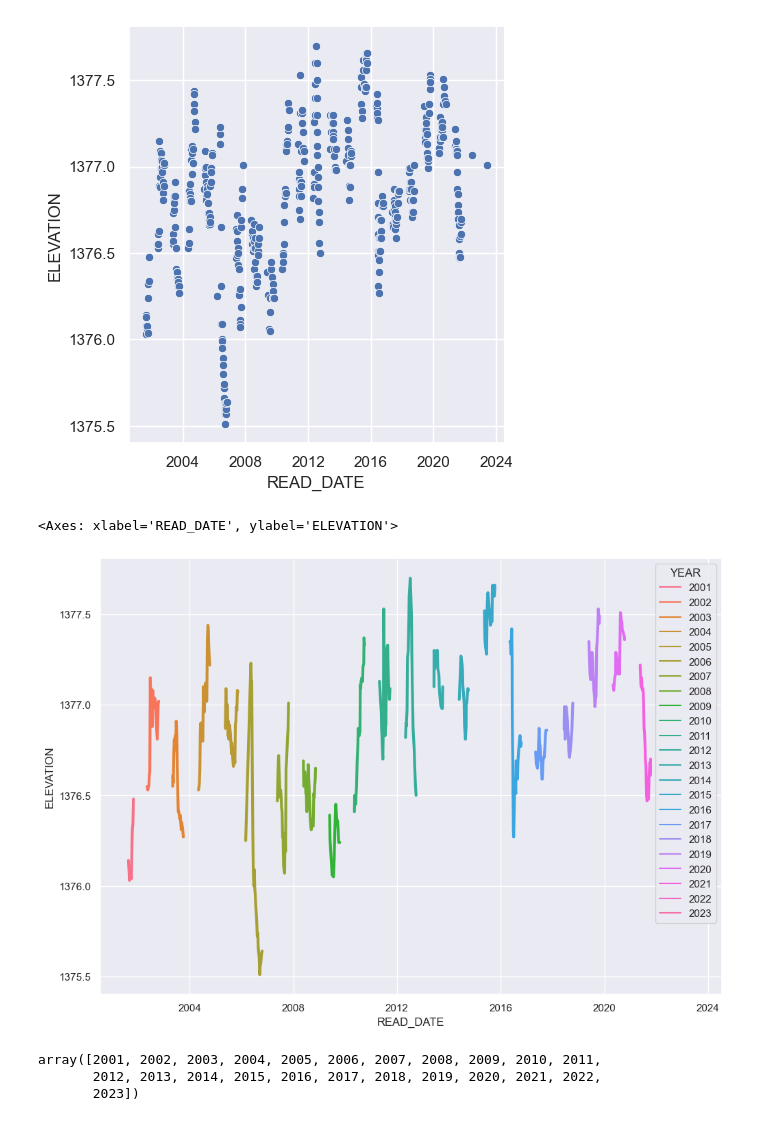
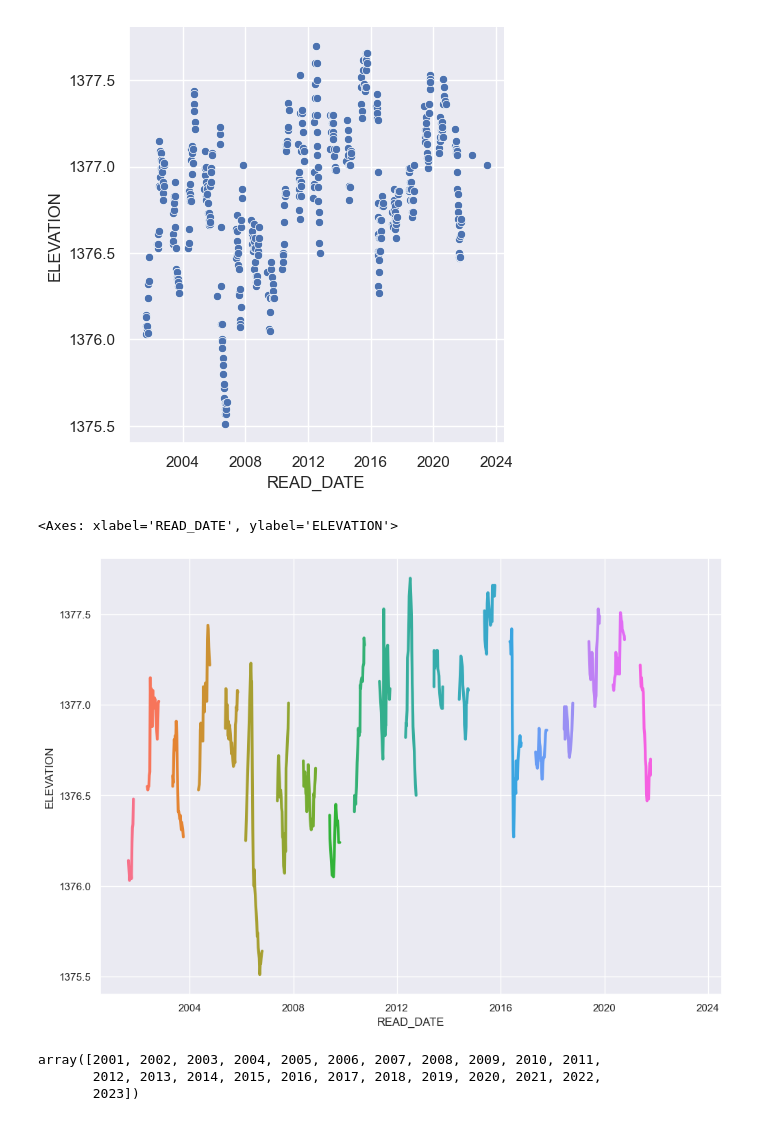
Before and after one commit to ziggle/PowerQueryBitsAndPieces, a Jupyter notebook: EagleLakeData/LakeLevel.ipynb, the cells around one changed output. Drawn from its saved outputs; the diff is of its cells as text; code cells hidden in the pictures.

Commit message:
Cleaned up lake level plot

```diff
--- a/EagleLakeData/LakeLevel.ipynb
+++ b/EagleLakeData/LakeLevel.ipynb
@@ -24,10 +24,10 @@ sns.relplot(x=df.index, y='ELEVATION',data=df)
 # %%
 # palette = sns.color_palette("mako_r", 23)
 palette = sns.color_palette("husl", 23)
-sns.lineplot(x=df.index, y='ELEVATION',data=df,palette=palette,hue="YEAR",linewidth = 3)
+sns.lineplot(x=df.index, y='ELEVATION',data=df,palette=palette,hue="YEAR",linewidth = 3,legend=None)
 # %% [output]
 <Axes: xlabel='READ_DATE', ylabel='ELEVATION'>
-[figure, old version]
+[figure, new version]
 # %%
 df.YEAR.unique()
 # %% [output]
```
